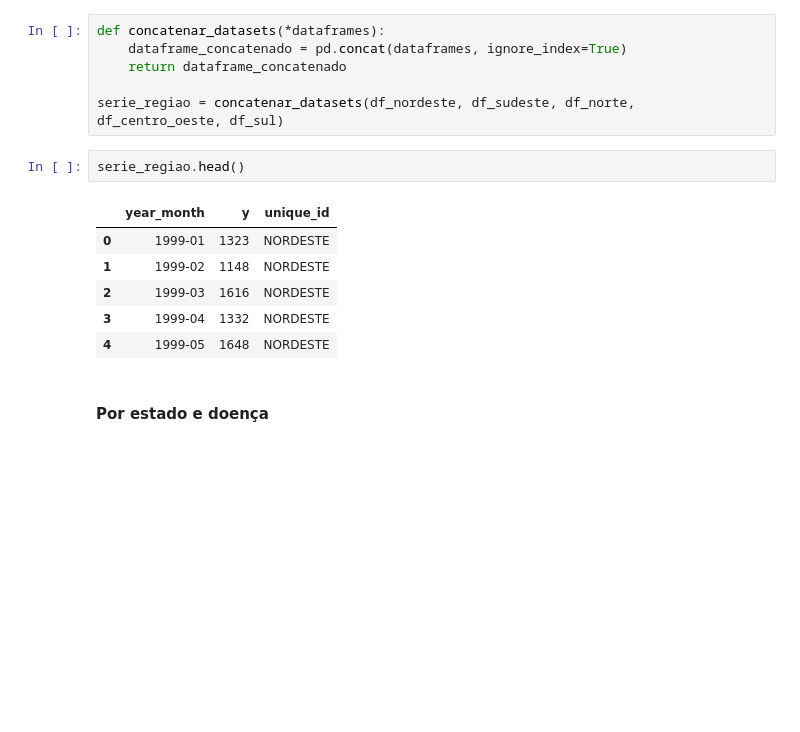
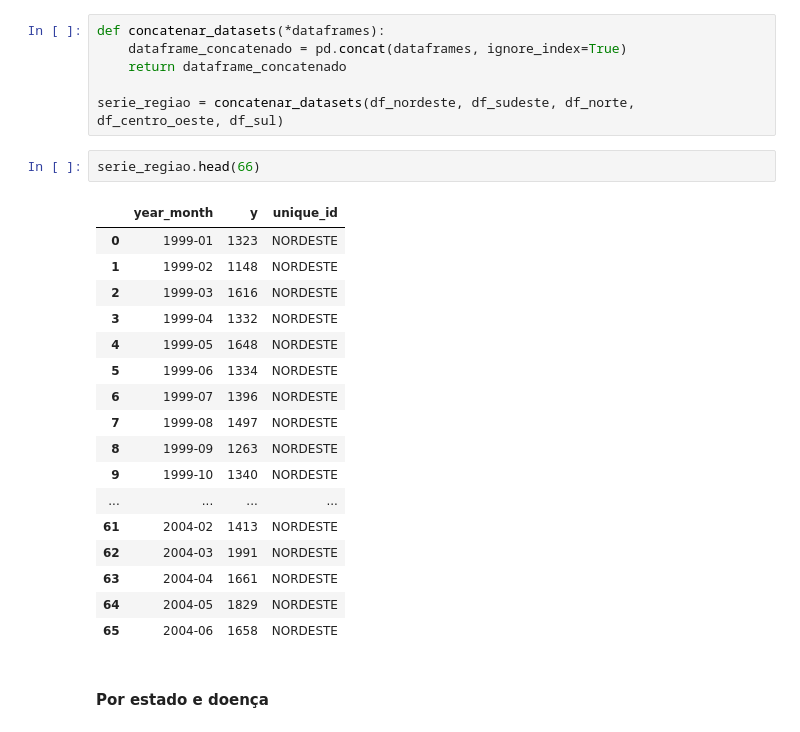
Before and after one commit to MateusVasc/IC-Cancer-Time-Series, a Jupyter notebook: Modelagem/modelagem_regioes.ipynb, the cells around one changed output. Cells and saved outputs as stored; diff of their text form; blank space fills up the shorter version.

```diff
--- a/Modelagem/modelagem_regioes.ipynb
+++ b/Modelagem/modelagem_regioes.ipynb
@@ -179,14 +232,25 @@ def concatenar_datasets(*dataframes):
 
 serie_regiao = concatenar_datasets(df_nordeste, df_sudeste, df_norte, df_centro_oeste, df_sul)
 # %%
-serie_regiao.head()
+serie_regiao.head(66)
 # %% [output]
 |  | year_month | y | unique_id |
 | 0 | 1999-01 | 1323 | NORDESTE |
 | 1 | 1999-02 | 1148 | NORDESTE |
 | 2 | 1999-03 | 1616 | NORDESTE |
 | 3 | 1999-04 | 1332 | NORDESTE |
 | 4 | 1999-05 | 1648 | NORDESTE |
+| 5 | 1999-06 | 1334 | NORDESTE |
+| 6 | 1999-07 | 1396 | NORDESTE |
+| 7 | 1999-08 | 1497 | NORDESTE |
+| 8 | 1999-09 | 1263 | NORDESTE |
+| 9 | 1999-10 | 1340 | NORDESTE |
+| ... | ... | ... | ... |
+| 61 | 2004-02 | 1413 | NORDESTE |
+| 62 | 2004-03 | 1991 | NORDESTE |
+| 63 | 2004-04 | 1661 | NORDESTE |
+| 64 | 2004-05 | 1829 | NORDESTE |
+| 65 | 2004-06 | 1658 | NORDESTE |
 # %% [markdown]
 #### Por estado e doença
 # %%
```
Also changed, not shown: parts of 3 cells of this notebook.
